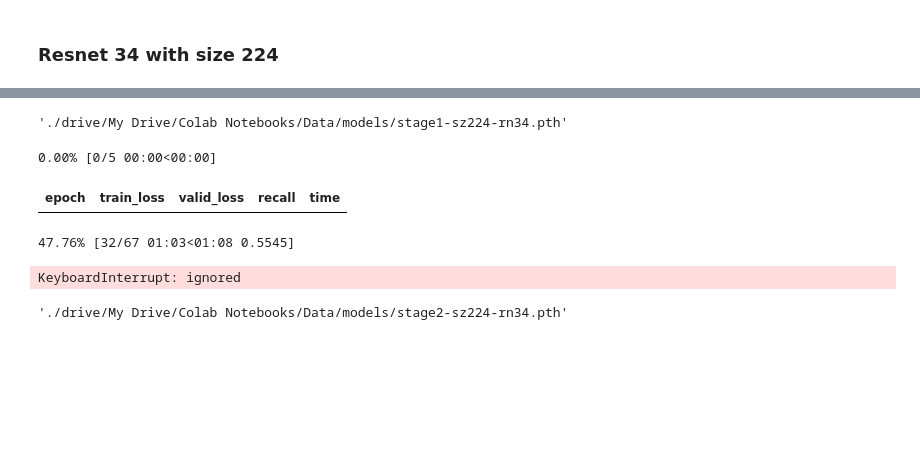
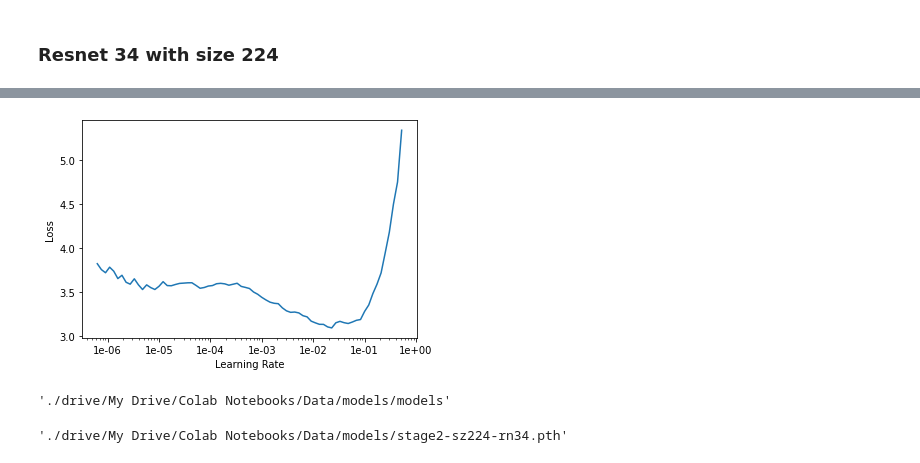
Before and after one commit to harry-vaibhav-agarwal/Machine-Learning, a Jupyter notebook: Diagnosis2.ipynb, the cells around one changed output, grey strips where cells are left out. Drawn from its saved outputs; the diff is of its cells as text; code cells hidden in the pictures; blank space fills up the shorter version.

```diff
--- a/Diagnosis2.ipynb
+++ b/Diagnosis2.ipynb
@@ -204,17 +298,13 @@ interp.plot_confusion_matrix()
+# %%
+learn.recorder.plot()
+# %% [output]
+[figure, added]
 # %%
 # After training every stage I copy it to my drive.
 learn.save('stage1-sz224-rn34')
-shutil.copy2("./models/stage1-sz224-rn34.pth", "./drive/My Drive/Colab Notebooks/Data/models/")
+shutil.copy2("./models/stage1-sz224-rn34.pth", "./drive/My Drive/Colab Notebooks/Data/models/models")
 # %% [output]
-'./drive/My Drive/Colab Notebooks/Data/models/stage1-sz224-rn34.pth'
+'./drive/My Drive/Colab Notebooks/Data/models/models'
-# %%
-learn.unfreeze()
-learn.fit_one_cycle(5, slice(1e-6, 1e-4))
-# %% [output]
-0.00% [0/5 00:00<00:00]
-| epoch | train_loss | valid_loss | recall | time |
-47.76% [32/67 01:03<01:08 0.5545]
-KeyboardInterrupt: ignored
 # %%
 learn.save('stage2-sz224-rn34')
 shutil.copy2("./models/stage2-sz224-rn34.pth", "./drive/My Drive/Colab Notebooks/Data/models/")
```
Also changed, not shown: parts of 119 cells of this notebook.
